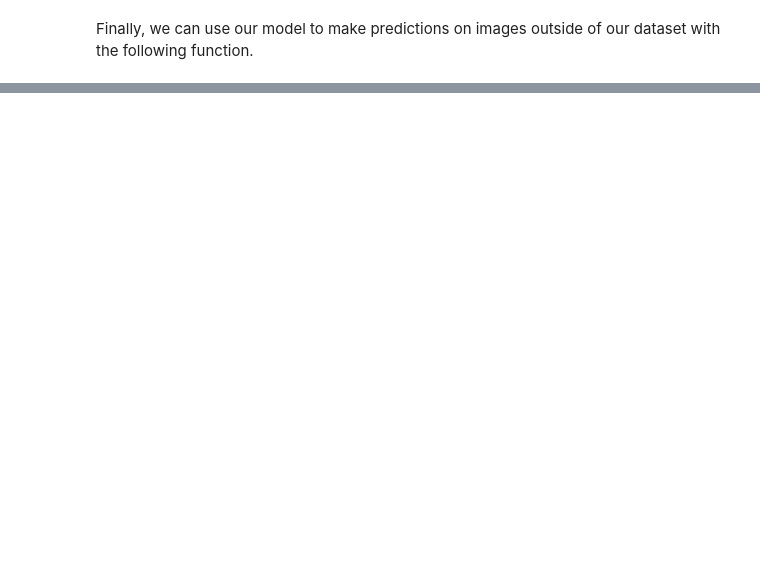
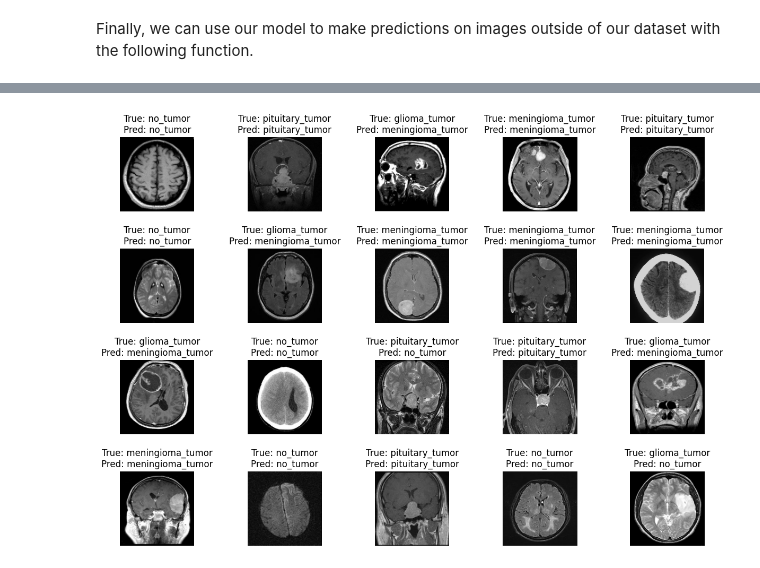
Before and after one commit to nzajk/brain-scan-classification, a Jupyter notebook: model.ipynb, the cells around one changed output, grey strips where cells are left out. Cells and saved outputs as stored; diff of their text form; code cells hidden in the pictures; blank space fills up the shorter version.

```diff
--- a/model.ipynb
+++ b/model.ipynb
@@ -194,0 +193,11 @@ predict_image(model, 'dataset/meningioma.png')
+# %%
+fig, axes = plt.subplots(4, 5, figsize=(15, 10))
+axes = axes.ravel()
+for i in range(0, 20):
+    index = random.randint(0, len(x_test))
+    axes[i].imshow(x_test[index], cmap='gray')
+    axes[i].set_title(f'True: {decode[y_test[index]]}\nPred: {predict_image(model, x_test[index])}')
+    axes[i].axis('off')
+plt.subplots_adjust(hspace=0.5)
+plt.show()
+# %% [output]
@@ -194,0 +224 @@ predict_image(model, 'dataset/meningioma.png')
+[figure, added]
```
Also changed, not shown: parts of 14 cells of this notebook.
